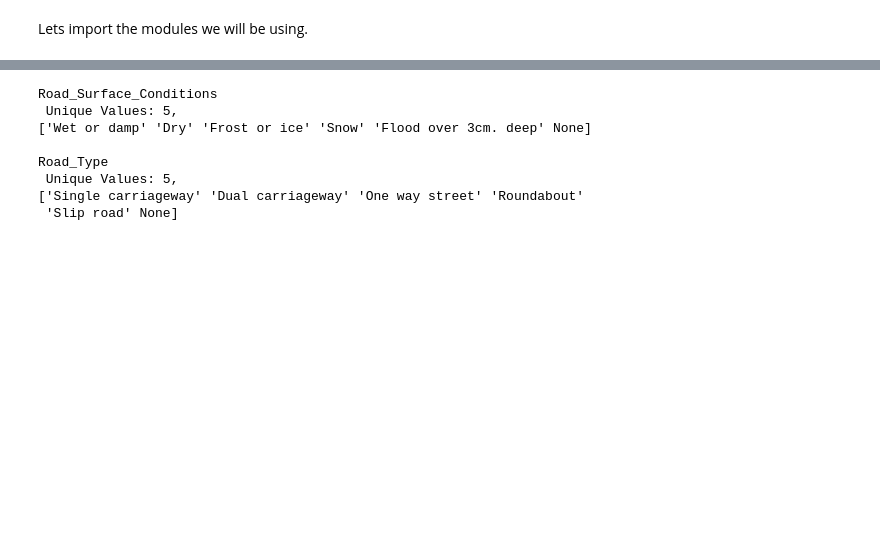
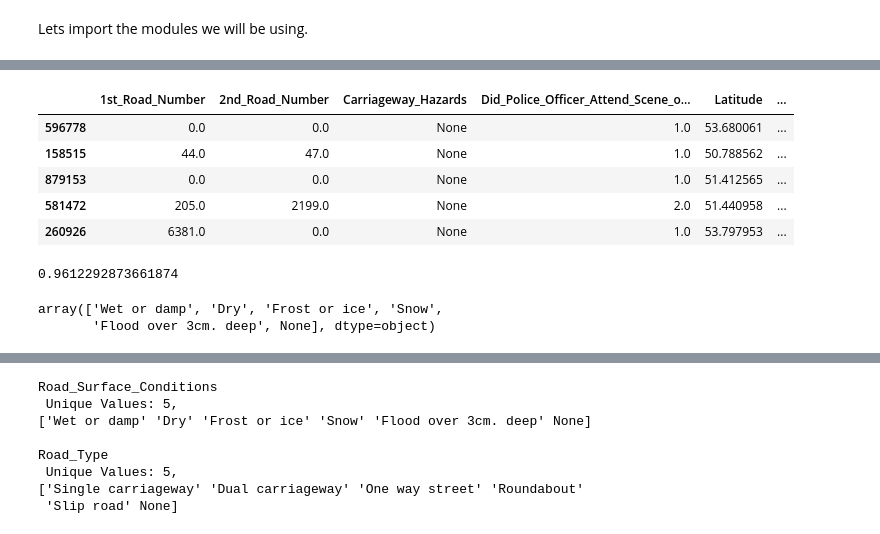
Before and after one commit to kmedri/-Omdena_Predicting_RTC_Severity_main, a Jupyter notebook: Group_1_Predicting_RTC_Severity/Predicting_RTC_Severity.ipynb, the cells around one changed output, grey strips where cells are left out. Cells and saved outputs as stored; diff of their text form; code cells hidden in the pictures; blank space fills up the shorter version.

```diff
--- a/Group_1_Predicting_RTC_Severity/Predicting_RTC_Severity.ipynb
+++ b/Group_1_Predicting_RTC_Severity/Predicting_RTC_Severity.ipynb
@@ -139,0 +411,3 @@ Lets take a look at the columns with the most missing data.
+# %%
+df_accident['2nd_Road_Class'].replace(np.NaN, 'No 2nd Road', inplace=True)
+df_accident['2nd_Road_Class'].value_counts(dropna=False, ascending=False)
@@ -139,0 +423,3 @@ Lets take a look at the columns with the most missing data.
+# %%
+df_accident['1st_Road_Class'].replace(np.NaN, 'Unclassified', inplace=True)
+df_accident['1st_Road_Class'].value_counts(dropna=False, ascending=False)
@@ -139,0 +451,3 @@ Lets take a look at the columns with the most missing data.
+# %%
+df_accident['Weather_Conditions'].fillna(df_accident['Weather_Conditions'].mode()[0], inplace=True)
+df_accident['Weather_Conditions'].value_counts(dropna=False, ascending=False)
@@ -139,0 +486,7 @@ Lets take a look at the columns with the most missing data.
+# %%
+cols_upto_3 = [var for var in df_accident.columns
+               if df_accident[var].isnull().mean() < 0.03
+               and df_accident[var].isnull().mean() > 0
+               ]
+
+cols_upto_3
@@ -139,0 +512,18 @@ Lets take a look at the columns with the most missing data.
+# %%
+df_accident[cols_upto_3].sample(5)
+# %% [output]
+|  | 1st_Road_Number | 2nd_Road_Number | Carriageway_Hazards | Did_Police_Officer_Attend_Scene_o... | Latitude | ... |
+| 596778 | 0.0 | 0.0 | None | 1.0 | 53.680061 | ... |
+| 158515 | 44.0 | 47.0 | None | 1.0 | 50.788562 | ... |
+| 879153 | 0.0 | 0.0 | None | 1.0 | 51.412565 | ... |
+| 581472 | 205.0 | 2199.0 | None | 2.0 | 51.440958 | ... |
+| 260926 | 6381.0 | 0.0 | None | 1.0 | 53.797953 | ... |
+# %%
+len(df_accident[cols_upto_3].dropna())/len(df_accident)
+# %% [output]
+0.9612292873661874
+# %%
+df_accident['Road_Surface_Conditions'].unique()
+# %% [output]
+array(['Wet or damp', 'Dry', 'Frost or ice', 'Snow',
+       'Flood over 3cm. deep', None], dtype=object)
```
Also changed, not shown: parts of 48 cells of this notebook.
